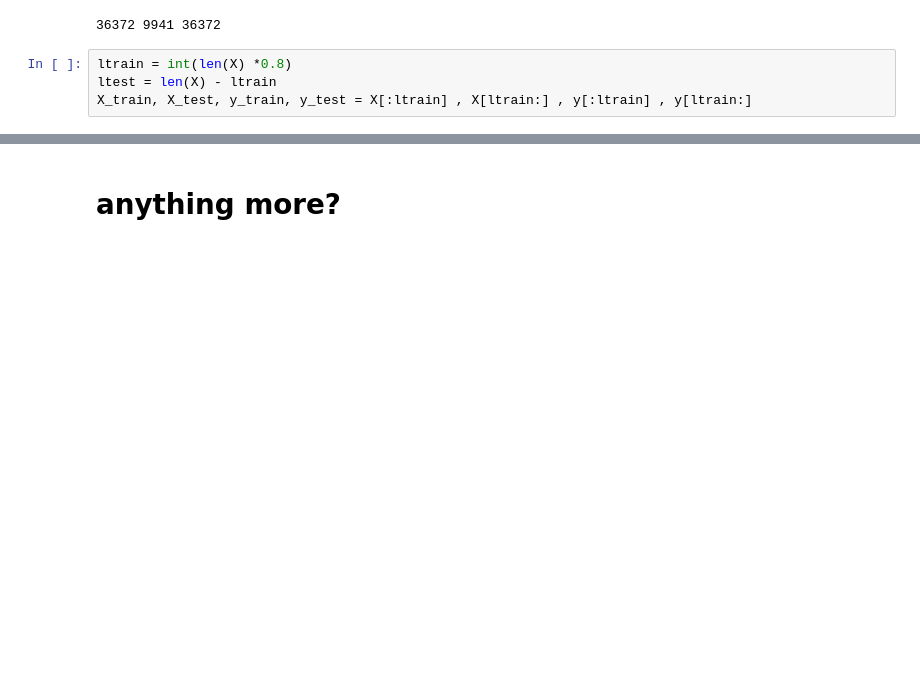
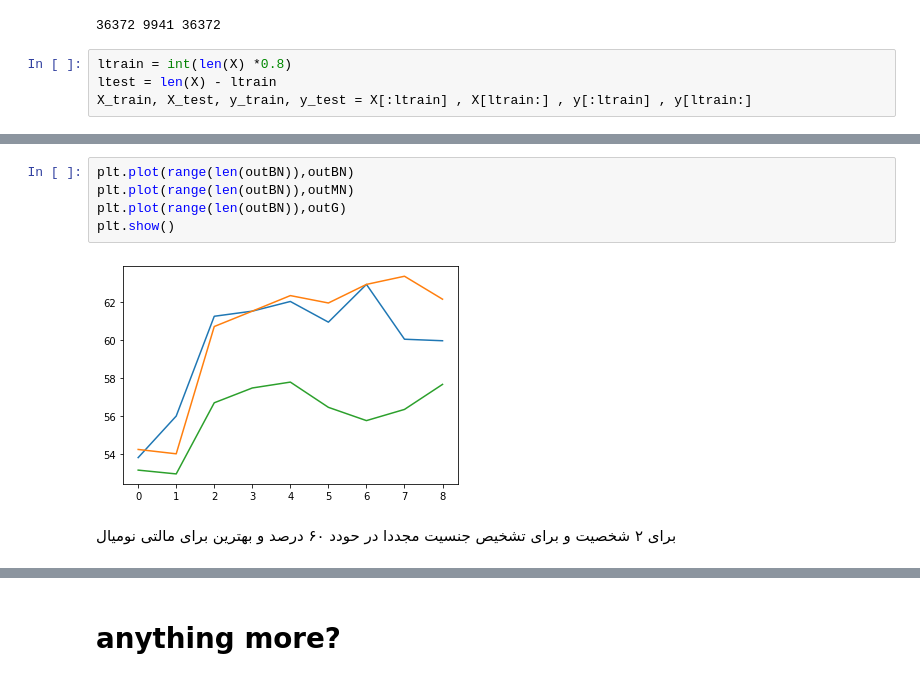
Before and after one commit to aSafarpoor/AI_Project_BypedalWalker, a Jupyter notebook: NLP_HW2.ipynb, the cells around one changed output, grey strips where cells are left out. Cells and saved outputs as stored; diff of their text form; blank space fills up the shorter version.

```diff
--- a/NLP_HW2.ipynb
+++ b/NLP_HW2.ipynb
@@ -1089,0 +1368,9 @@ guess
+# %%
+plt.plot(range(len(outBN)),outBN)
+plt.plot(range(len(outBN)),outMN)
+plt.plot(range(len(outBN)),outG)
+plt.show()
+# %% [output]
+[figure, added]
+# %% [markdown]
+برای ۲ شخصیت و برای تشخیص جنسیت مجددا در حودد ۶۰ درصد  و بهترین برای مالتی نومیال
```
Also changed, not shown: parts of 58 cells of this notebook.
